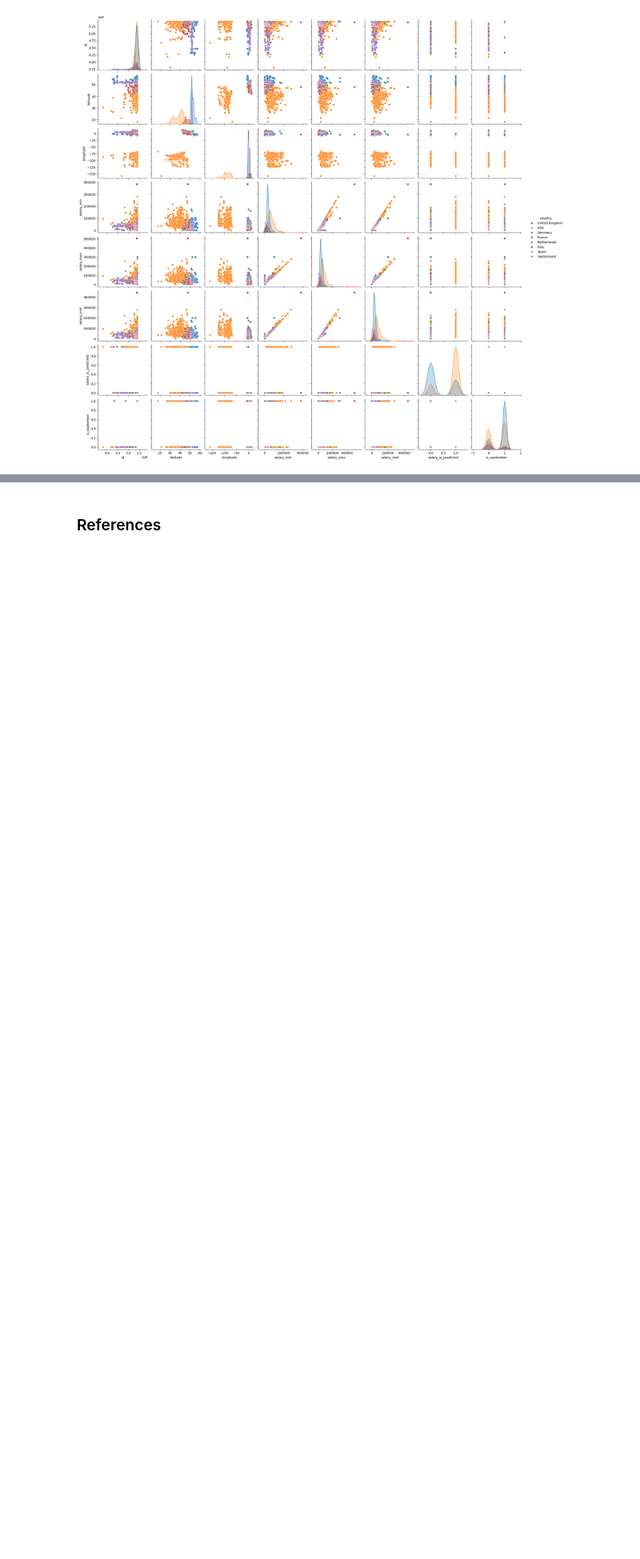
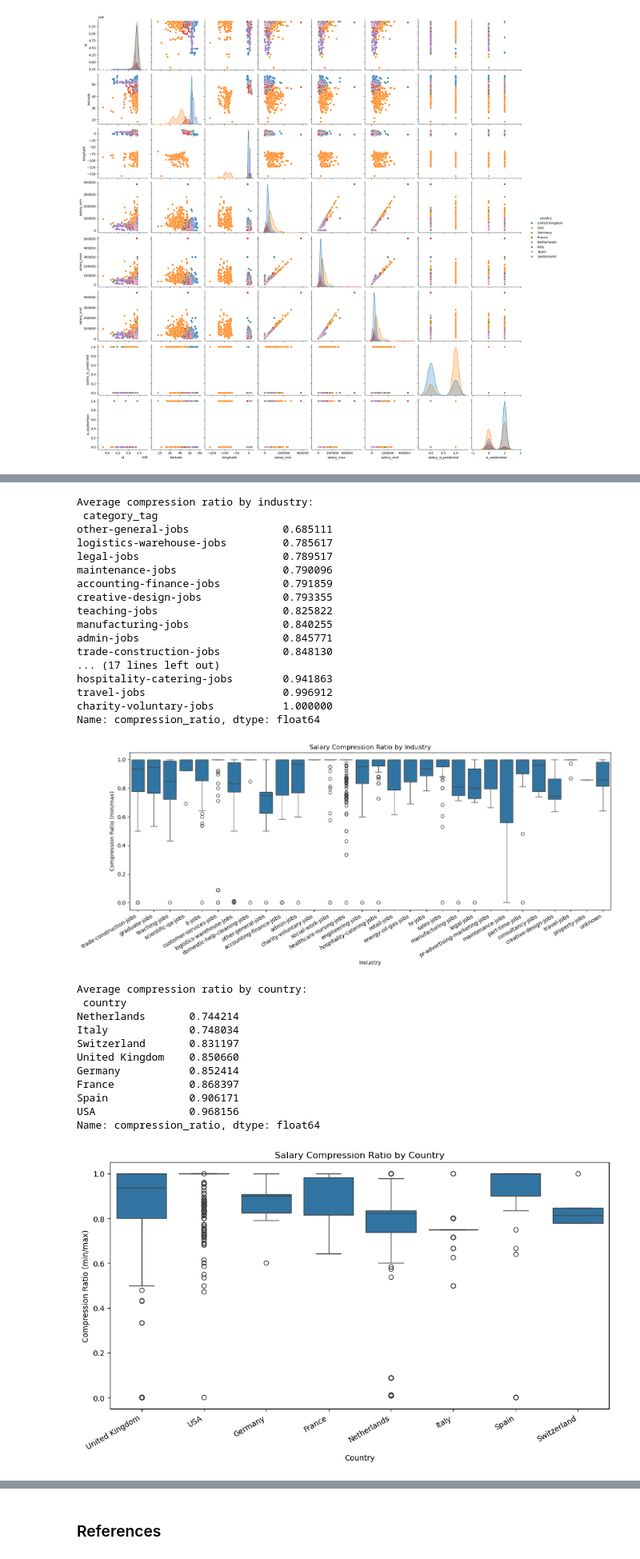
Before and after one commit to sbs0068/INSY6500_job_market_analysis, a Jupyter notebook: notebooks/02_data_exploration.ipynb, the cells around one changed output, grey strips where cells are left out. Shown at 80% size. Cells and saved outputs as stored; diff of their text form; code cells hidden in the pictures; blank space fills up the shorter version.

```diff
--- a/notebooks/02_data_exploration.ipynb
+++ b/notebooks/02_data_exploration.ipynb
@@ -402,0 +630,61 @@ To compare the two countries with the highest total job listings, The UK and USA
+# %%
+
+# compression ratio
+df_filtered['compression_ratio'] = df_filtered['salary_min'] / df_filtered['salary_max']
+
+# groupby industry
+industry_compression = df_filtered.groupby('category_tag')['compression_ratio'].mean().sort_values()
+print("Average compression ratio by industry:\n", industry_compression)
+
+plt.figure(figsize=(14, 6))
+sns.boxplot(data=df_filtered, x='category_tag', y='compression_ratio')
+plt.xticks(rotation=30, ha='right')
+plt.title('Salary Compression Ratio by Industry')
+plt.xlabel('Industry')
+plt.ylabel('Compression Ratio (min/max)')
+plt.tight_layout()
+plt.show()
+
+# group by country
+region_compression = df_filtered.groupby('country')['compression_ratio'].mean().sort_values()
+print("\nAverage compression ratio by country:\n", region_compression)
+
+plt.figure(figsize=(10, 6))
+sns.boxplot(data=df_filtered, x='country', y='compression_ratio')
+plt.xticks(rotation=30, ha='right')
+plt.title('Salary Compression Ratio by Country')
+plt.xlabel('Country')
+plt.ylabel('Compression Ratio (min/max)')
+plt.tight_layout()
+plt.show()
+# %% [output]
+Average compression ratio by industry:
+ category_tag
+other-general-jobs               0.685111
+logistics-warehouse-jobs         0.785617
+legal-jobs                       0.789517
+maintenance-jobs                 0.790096
+accounting-finance-jobs          0.791859
+creative-design-jobs             0.793355
+teaching-jobs                    0.825822
+manufacturing-jobs               0.840255
+admin-jobs                       0.845771
+trade-construction-jobs          0.848130
+... (17 lines left out)
+hospitality-catering-jobs        0.941863
+travel-jobs                      0.996912
+charity-voluntary-jobs           1.000000
+Name: compression_ratio, dtype: float64
+[figure, added]
+Average compression ratio by country:
+ country
+Netherlands       0.744214
+Italy             0.748034
+Switzerland       0.831197
+United Kingdom    0.850660
+Germany           0.852414
+France            0.868397
+Spain             0.906171
+USA               0.968156
+Name: compression_ratio, dtype: float64
+[figure, added]
```
Also changed, not shown: parts of 14 cells of this notebook.
